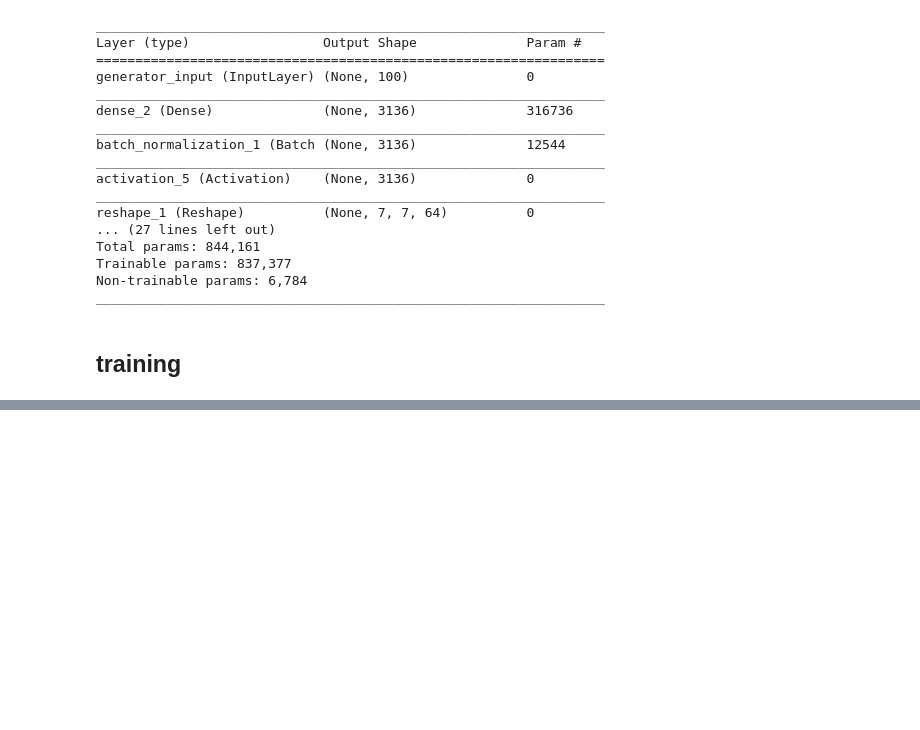
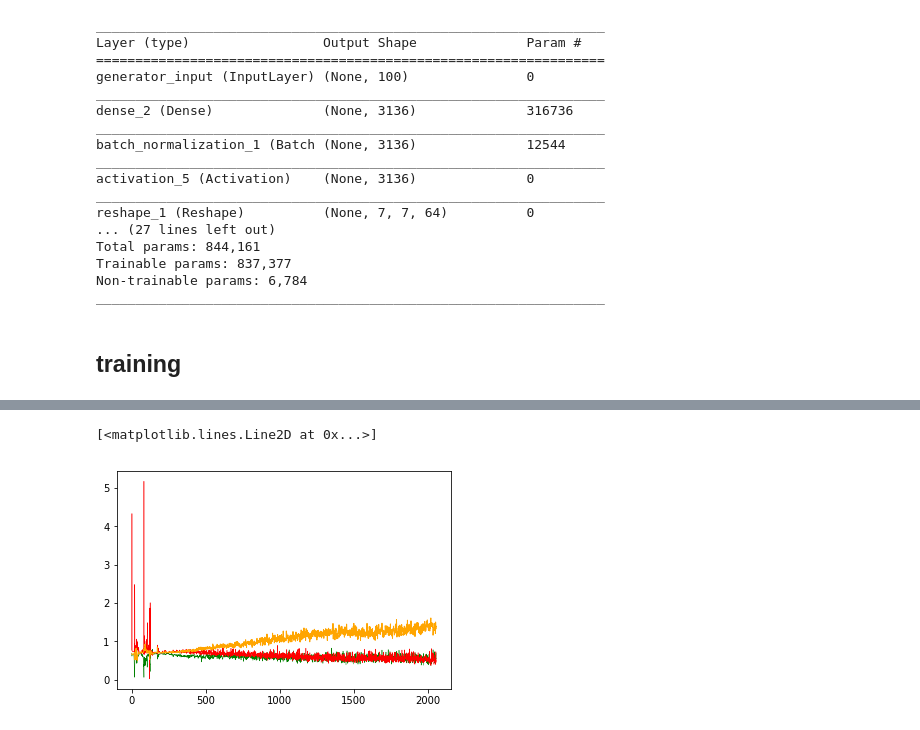
Before and after one commit to WessZumino/generative_deep_learning_code, a Jupyter notebook: 04_29_gan_camel.ipynb, the cells around one changed output, grey strips where cells are left out. Cells and saved outputs as stored; diff of their text form; code cells hidden in the pictures; blank space fills up the shorter version.

```diff
--- a/04_29_gan_camel.ipynb
+++ b/04_29_gan_camel.ipynb
@@ -128,0 +186,10 @@ plt.plot([x[1] for x in gan.g_losses], color='orange', linewidth=1)
+# %%
+
+
+plt.plot([x[1] for x in gan.d_losses], color='green', linewidth=0.5)
+plt.plot([x[2] for x in gan.d_losses], color='red', linewidth=0.5)
+
+plt.plot([x[0] for x in gan.g_losses], color='orange', linewidth=1)
+# %% [output]
+[<matplotlib.lines.Line2D at 0x...>]
+[figure, added]
```
Also changed, not shown: parts of 12 cells of this notebook, 24 other files.
